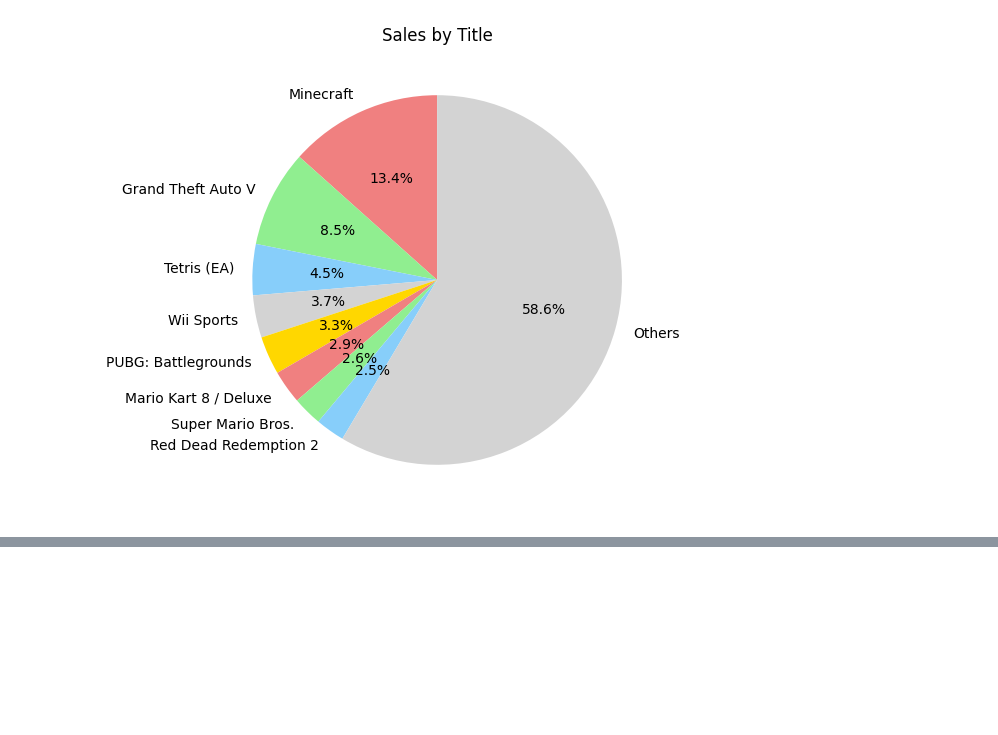
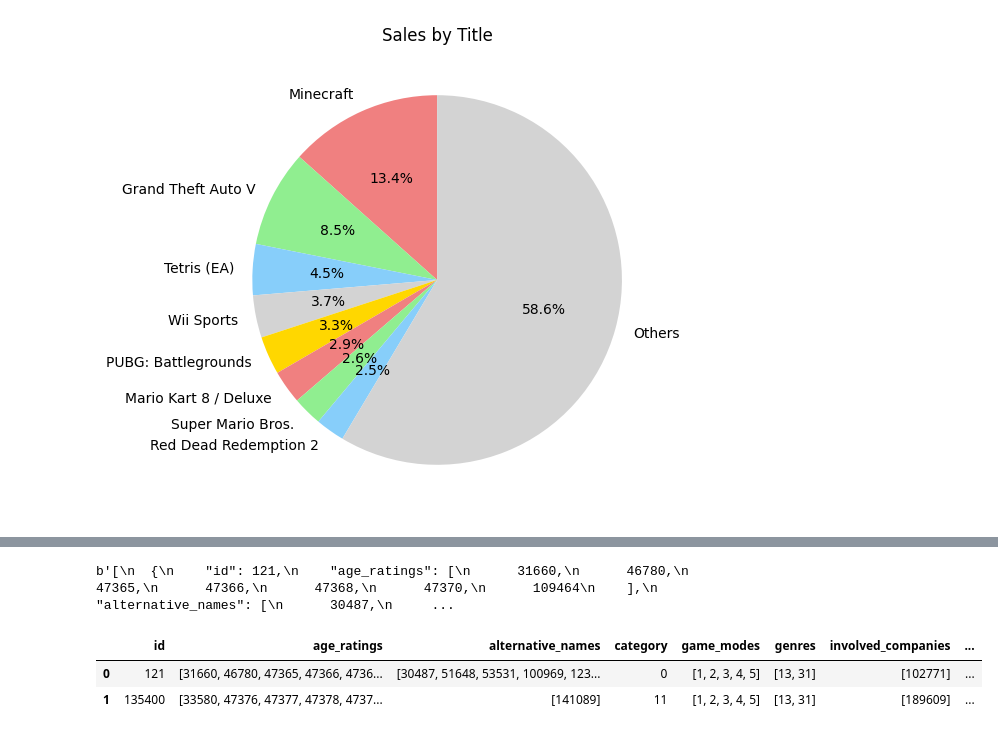
Before and after one commit to zhiwt01/project, a Jupyter notebook: info.ipynb, the cells around one changed output, grey strips where cells are left out. Cells and saved outputs as stored; diff of their text form; code cells hidden in the pictures; blank space fills up the shorter version.

```diff
--- a/info.ipynb
+++ b/info.ipynb
@@ -267,4 +218,23 @@ from igdb.wrapper import IGDBWrapper
 
 id, key = headers.values()
 wrapper = IGDBWrapper(client_id=id, auth_token=key)
+
+byte_array = wrapper.api_request(
+    endpoint='games',
+    query='fields id, age_ratings, alternative_names, category, game_modes, genres, involved_companies, multiplayer_modes, name, platforms, player_perspectives, slug, summary, themes, url, game_localizations; where name ="Minecraft";')
+
+print(byte_array)
+# %% [output]
+b'[\n  {\n    "id": 121,\n    "age_ratings": [\n      31660,\n      46780,\n      47365,\n      47366,\n      47368,\n      47370,\n      109464\n    ],\n    "alternative_names": [\n      30487,\n     ...
+# %%
+import json
+import pandas as pd
+
+df = json.loads(byte_array)
+df= pd.DataFrame(df)
+df.head()
+# %% [output]
+|  | id | age_ratings | alternative_names | category | game_modes | genres | involved_companies | ... |
+| 0 | 121 | [31660, 46780, 47365, 47366, 4736... | [30487, 51648, 53531, 100969, 123... | 0 | [1, 2, 3, 4, 5] | [13, 31] | [102771] | ... |
+| 1 | 135400 | [33580, 47376, 47377, 47378, 4737... | [141089] | 11 | [1, 2, 3, 4, 5] | [13, 31] | [189609] | ... |
 # %%
```
Also changed, not shown: parts of 59 cells of this notebook, 2 other files.
